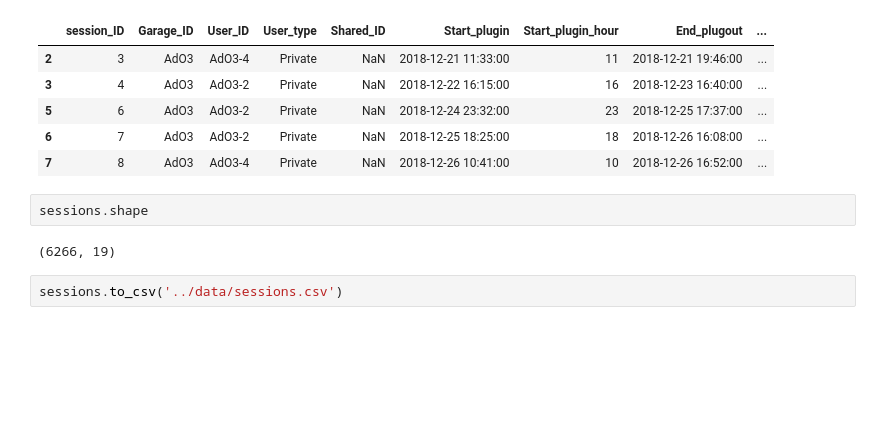
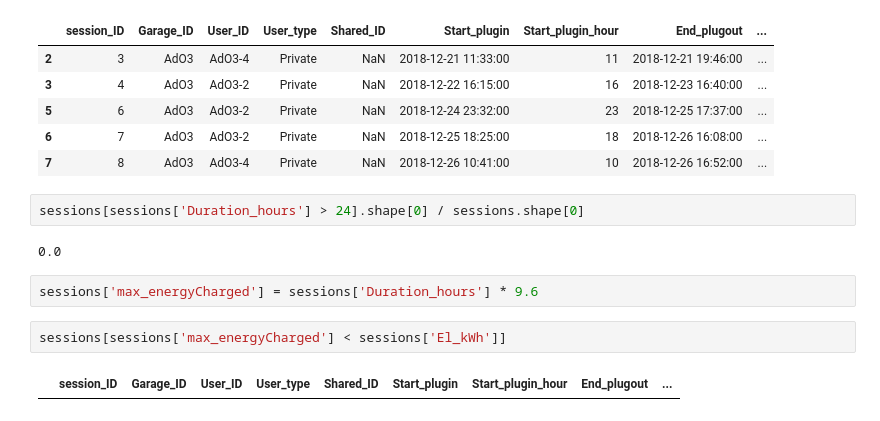
Before and after one commit to jarviskroos7/pev_intelligent_charging_control, a Jupyter notebook: notebooks/charging_data_proc.ipynb, the cells around one changed output. Cells and saved outputs as stored; diff of their text form; blank space fills up the shorter version.

```diff
--- a/notebooks/charging_data_proc.ipynb
+++ b/notebooks/charging_data_proc.ipynb
@@ -118,9 +128,13 @@ sessions.head()
 | 5 | 6 | AdO3 | AdO3-2 | Private | NaN | 2018-12-24 23:32:00 | 23 | 2018-12-25 17:37:00 | ... |
 | 6 | 7 | AdO3 | AdO3-2 | Private | NaN | 2018-12-25 18:25:00 | 18 | 2018-12-26 16:08:00 | ... |
 | 7 | 8 | AdO3 | AdO3-4 | Private | NaN | 2018-12-26 10:41:00 | 10 | 2018-12-26 16:52:00 | ... |
-# %%
-sessions.shape
-# %% [output]
-(6266, 19)
-# %%
-sessions.to_csv('../data/sessions.csv')
+# %%
+sessions[sessions['Duration_hours'] > 24].shape[0] / sessions.shape[0]
+# %% [output]
+0.0
+# %%
+sessions['max_energyCharged'] = sessions['Duration_hours'] * 9.6
+# %%
+sessions[sessions['max_energyCharged'] < sessions['El_kWh']]
+# %% [output]
+|  | session_ID | Garage_ID | User_ID | User_type | Shared_ID | Start_plugin | Start_plugin_hour | End_plugout | ... |
```
Also changed, not shown: parts of 6 cells of this notebook, 2 other files.
